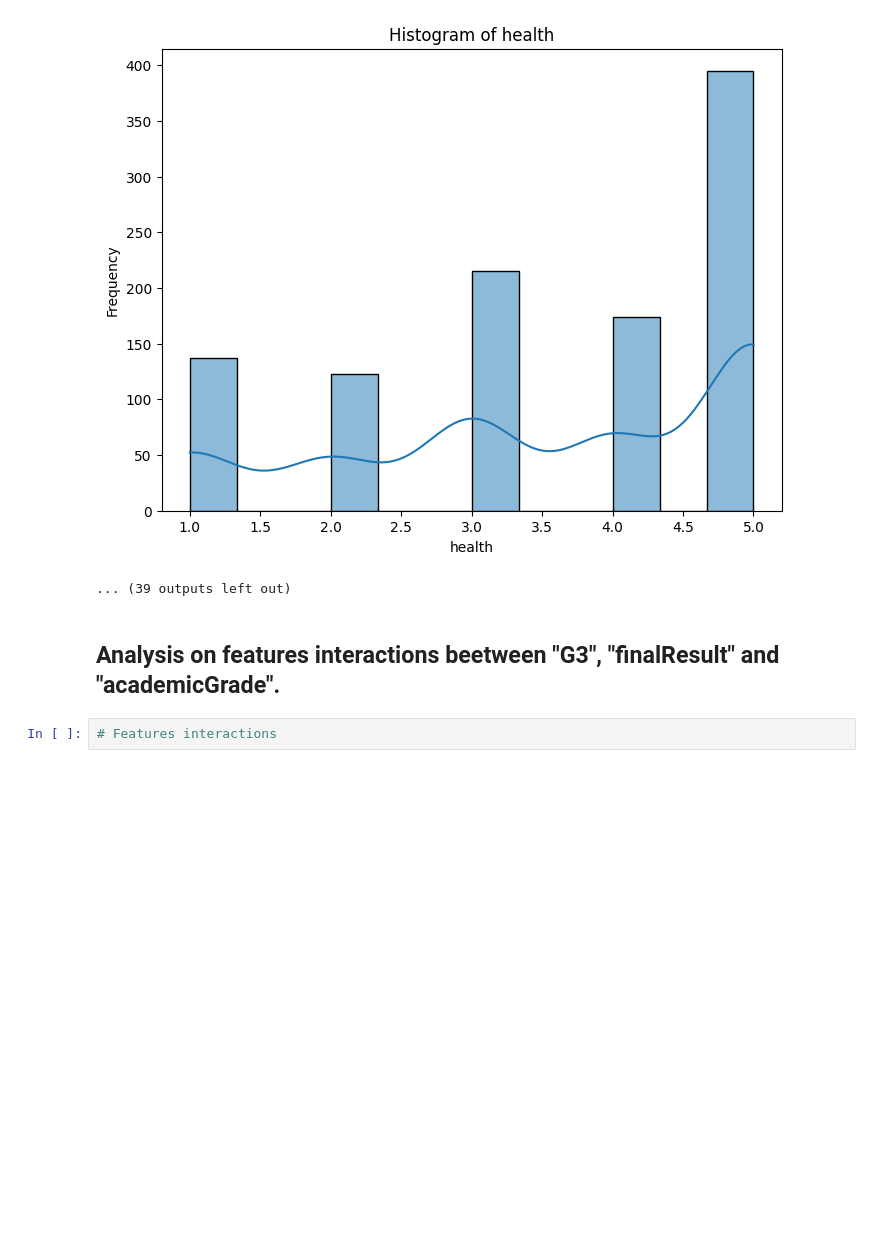
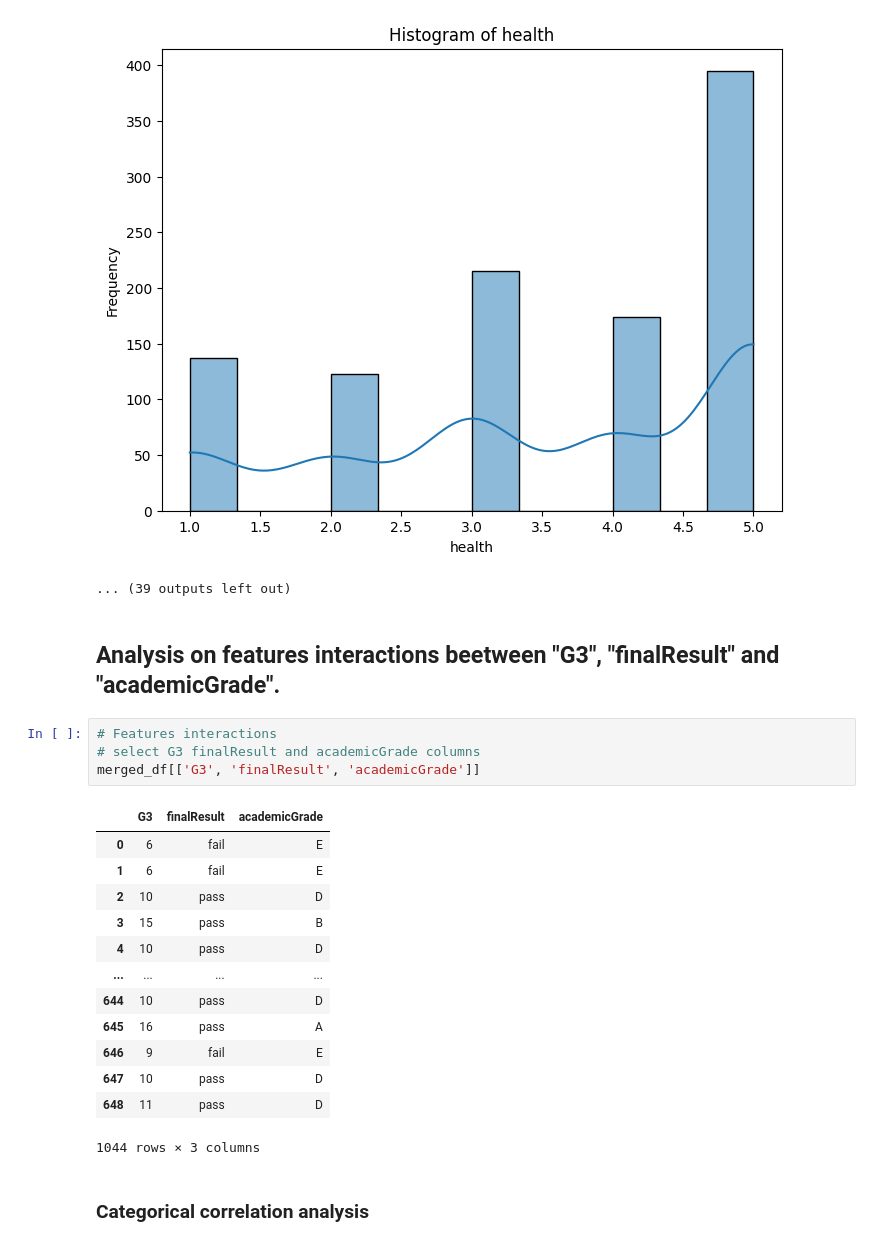
Before and after one commit to 75andybermond/Predict_Student_Performance, a Jupyter notebook: merge.ipynb, the cells around one changed output. Saved outputs shown, nothing was run; the diff lists cells and outputs as text; blank space fills up the shorter version.

```diff
--- a/merge.ipynb
+++ b/merge.ipynb
@@ -130,5 +131,23 @@ for col in numerical_cols:
 ... (39 outputs left out)
 # %% [markdown]
 ## Analysis on features interactions beetween "G3", "finalResult" and "academicGrade".
-# %%
-# Features interactions
+# %%
+# Features interactions
+# select G3 finalResult and academicGrade columns
+merged_df[['G3', 'finalResult', 'academicGrade']]
+# %% [output]
+|  | G3 | finalResult | academicGrade |
+| 0 | 6 | fail | E |
+| 1 | 6 | fail | E |
+| 2 | 10 | pass | D |
+| 3 | 15 | pass | B |
+| 4 | 10 | pass | D |
+| ... | ... | ... | ... |
+| 644 | 10 | pass | D |
+| 645 | 16 | pass | A |
+| 646 | 9 | fail | E |
+| 647 | 10 | pass | D |
+| 648 | 11 | pass | D |
+1044 rows × 3 columns
+# %% [markdown]
+### Categorical correlation analysis
```
Also changed, not shown: parts of 5 cells of this notebook.
